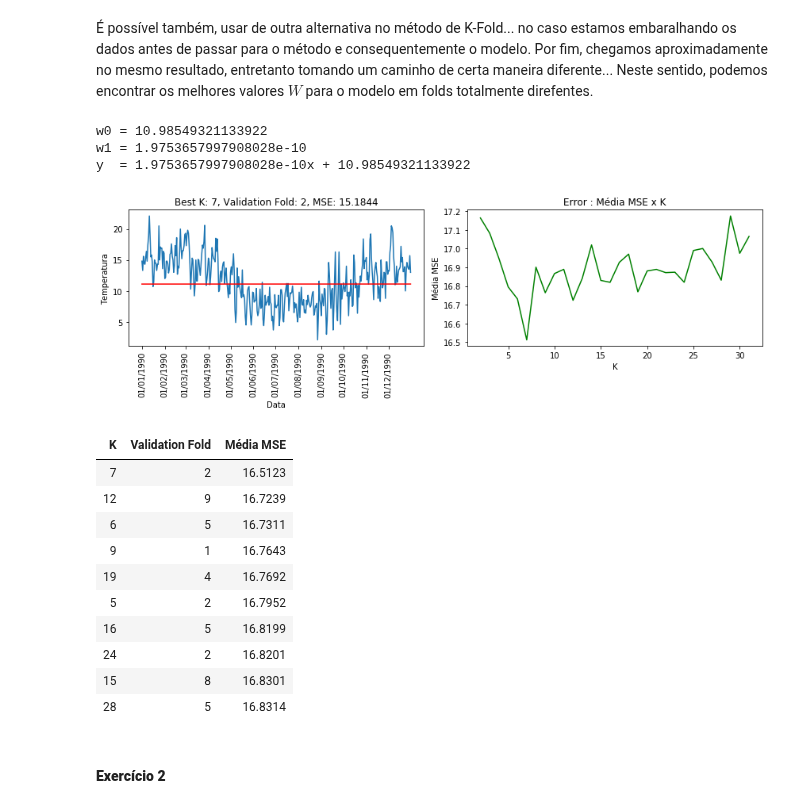
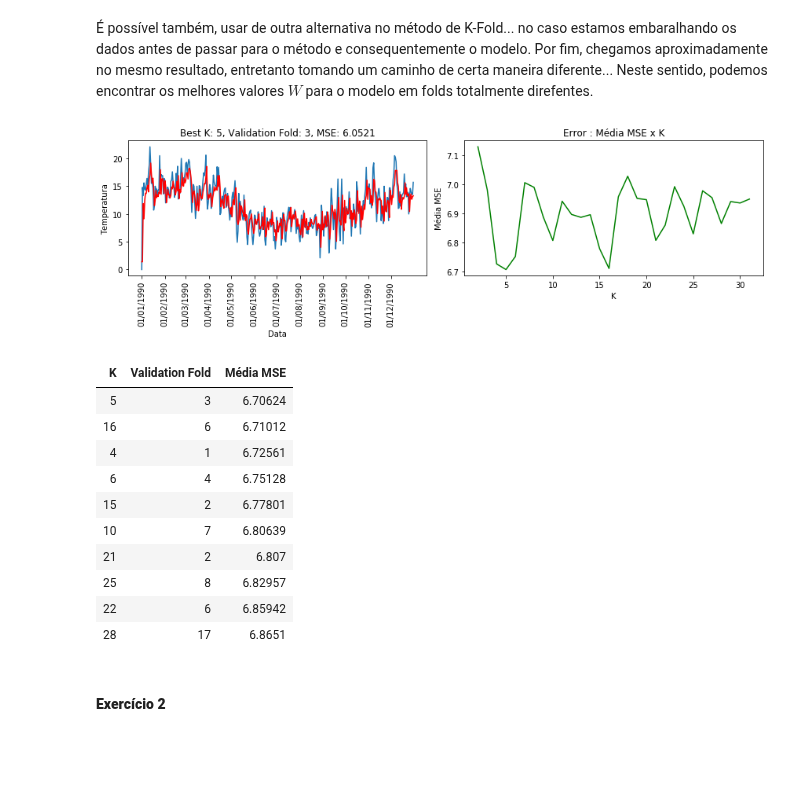
Before and after one commit to rdenadai/ia006c, a Jupyter notebook: notebooks/EFC01.ipynb, the cells around one changed output. Drawn from its saved outputs; the diff is of its cells as text; code cells hidden in the pictures; blank space fills up the shorter version.

```diff
--- a/notebooks/EFC01.ipynb
+++ b/notebooks/EFC01.ipynb
@@ -783,21 +757,0 @@ Entretanto, devido ao modelo utilizado e para o caso específico, não há neces
-# %%
-# Running again for the best result
-linreg, _ = LinearRegressionImpl().train(X_train, y_train)
-yh_test = lr.predict(X_test)
-mse = lr.mse(y_test, yh_test)
-
-w0, w1 = lr.w
-print(f"w0 = {w0}")
-print(f"w1 = {w1}")
-print(f"y  = {w1}x + {w0}")
-
-plt.figure(figsize=(12, 4))
-plt.subplot(1, 2, 1)
-plt.title(f"Regressão Linear com todos os dados => MSE: {np.round(mse, 4)}")
-plt.xticks(dts1990[2].to_numpy().astype(np.float32), dts1990[0].to_numpy(), rotation=90)
-plt.xlabel("Data")
-plt.ylabel("Temperatura")
-plt.plot(test[:, 0], y_test)
-plt.plot(test[:, 0], yh_test, 'r')
-plt.tight_layout()
-plt.show()
@@ -809,13 +758,10 @@ y  = -6.061956737972951e-09x + 14.901083639713027
 # %% [markdown]
 É possível também, usar de outra alternativa no método de K-Fold... no caso estamos embaralhando os dados antes de passar para o método e consequentemente o modelo. Por fim, chegamos aproximadamente no mesmo resultado, entretanto tomando um caminho de certa maneira diferente... Neste sentido, podemos encontrar os melhores valores $W$ para o modelo em folds totalmente direfentes.
 # %%
-X_test, y_test = test[:, 0], test[:, 1]
-X_train, y_train = train[:, 0], train[:, 1]
-
 fold_N, fold_val = 0, 0
 J_k = []
-for k in range(1, 31):
-    folds = kfold(train, k=k, shuffle=True)
+for k in range(0, 31):
+    folds = kfold(np.array(train_k[k]), k=k+1, shuffle=True)
     J = []
     better_J = 1e+10
     val_fold = 0
@@ -850,64 +796,58 @@ k = int(k)
 minor_J0 = 1e+10
 best_weights = None
 # Validation set
-X_val, y_val = folds[i][:, 0], folds[i][:, 1]
+X_val, y_val = folds[i][:, :k], folds[i][:, k]
 # Training set
 nF = np.append(folds[i+1:, ], folds[:i, ], axis=0)
-X, y = nF[0][:, 0], nF[0][:, 1]
+X, y = nF[0][:, :k], nF[0][:, k]
 # Train
 linreg, _ = LinearRegressionImpl().train(X, y)
 best_weights = linreg.w
 
 # Running again for the best result
 lr = LinearRegressionImpl(weights=best_weights)
+test_f = np.array(test_k[k])
+X_test, y_test = test_f[:, :k], test_f[:, k]
 yh_test = lr.predict(X_test)
 mse = lr.mse(y_test, yh_test)
-
-w0, w1 = lr.w
-print(f"w0 = {w0}")
-print(f"w1 = {w1}")
-print(f"y  = {w1}x + {w0}")
 
 # Data table
 J_k = np.array(J_k)
 df = pd.DataFrame([Jk[:3] for Jk in J_k], columns=["K", "Validation Fold", "Média MSE"])
 df["K"] += 1
 df["Validation Fold"] += 1
 
 plt.figure(figsize=(12, 4))
 plt.subplot(1, 2, 1)
 plt.title(f"Best K: {k+1}, Validation Fold: {i+1}, MSE: {np.round(mse, 4)}")
 plt.xticks(dts1990[2].to_numpy().astype(np.float32), dts1990[0].to_numpy(), rotation=90)
 plt.xlabel("Data")
 plt.ylabel("Temperatura")
 plt.plot(test[:, 0], y_test)
 plt.plot(test[:, 0], yh_test, 'r')
 plt.subplot(1, 2, 2)
 plt.title(f"Error : Média MSE x K")
 plt.xlabel("K")
 plt.ylabel("Média MSE")
 plt.plot(df["K"], df["Média MSE"], "g")
 plt.tight_layout()
 plt.show()
 
 df = df.sort_values(by=["Média MSE"]).head(10)
 df.style.hide_index()
 # %% [output]
-w0 = 10.98549321133922
-w1 = 1.9753657997908028e-10
-y  = 1.9753657997908028e-10x + 10.98549321133922
-[figure, old version]
+[figure, new version]
 | K | Validation Fold | Média MSE |
-| 7 | 2 | 16.5123 |
-| 12 | 9 | 16.7239 |
-| 6 | 5 | 16.7311 |
-| 9 | 1 | 16.7643 |
-| 19 | 4 | 16.7692 |
-| 5 | 2 | 16.7952 |
-| 16 | 5 | 16.8199 |
-| 24 | 2 | 16.8201 |
-| 15 | 8 | 16.8301 |
-| 28 | 5 | 16.8314 |
+| 5 | 3 | 6.70624 |
+| 16 | 6 | 6.71012 |
+| 4 | 1 | 6.72561 |
+| 6 | 4 | 6.75128 |
+| 15 | 2 | 6.77801 |
+| 10 | 7 | 6.80639 |
+| 21 | 2 | 6.807 |
+| 25 | 8 | 6.82957 |
+| 22 | 6 | 6.85942 |
+| 28 | 17 | 6.8651 |
 # %% [markdown]
 #### **Exercício 2**
 # %%
```
Also changed, not shown: parts of 10 cells of this notebook.
